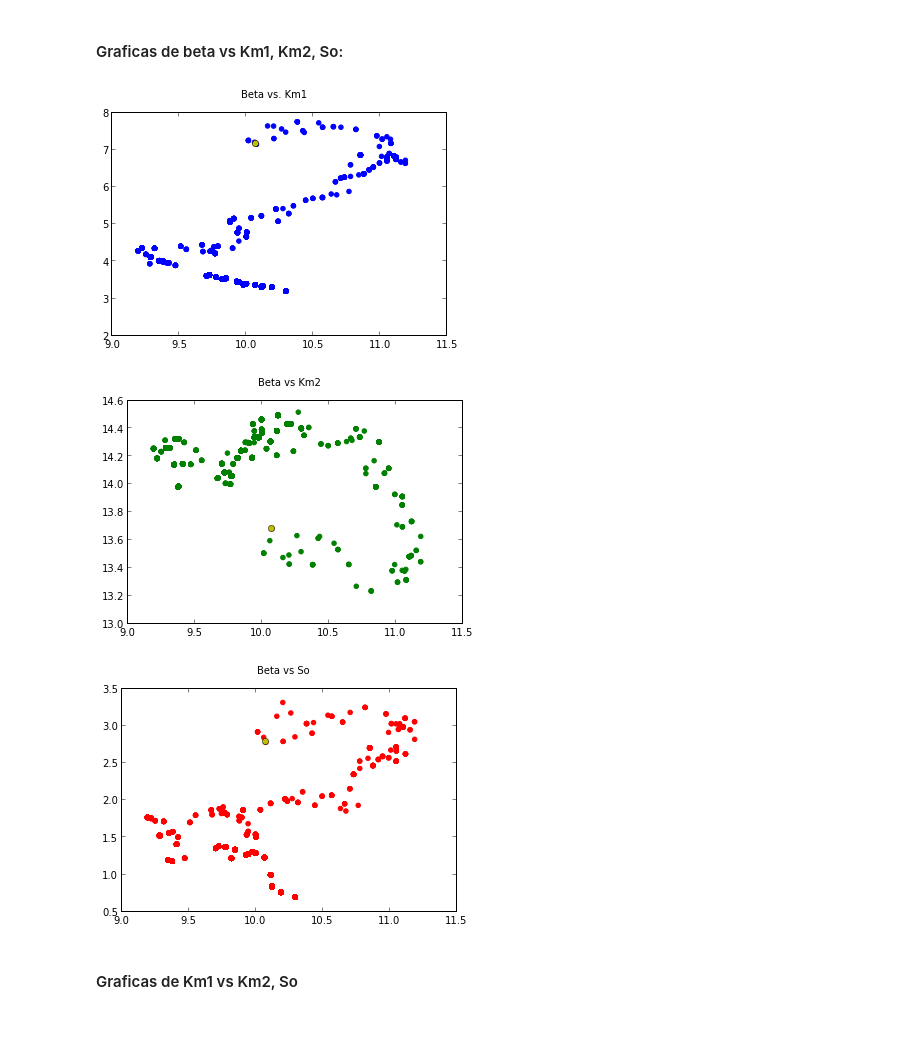
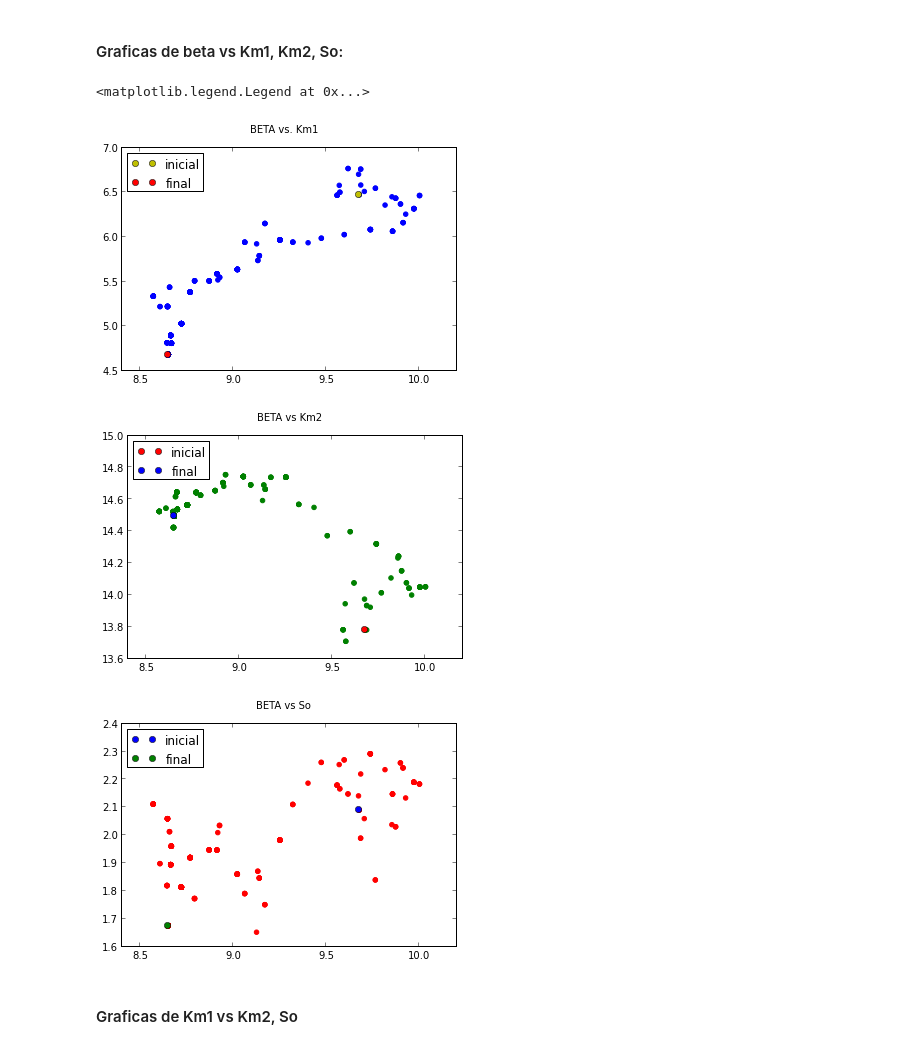
Before and after one commit to nana0220/Tarea_8, a Jupyter notebook: Tarea8.ipynb, the cells around one changed output. Cells and saved outputs as stored; diff of their text form; code cells hidden in the pictures.

```diff
--- a/Tarea8.ipynb
+++ b/Tarea8.ipynb
@@ -113,7 +114,7 @@ def filtrar(p_init,time_obs,t,n1):
     return p_init_fil
 # %%
 #Algorithm
-n_iteraciones=5000
+n_iteraciones=800
 n_points=((30-5)*100)+1
 t=linspace(5,30,n_points)
 CHI=empty(0)
@@ -250,29 +254,39 @@ plt.legend(loc=2)
 # %%
 plt.ion()
 plt.figure('1')
 plt.rc('lines', linewidth = 1)
 plt.rc('font', size = 10)
-plt.suptitle('Beta vs. Km1')
+plt.suptitle('BETA vs. Km1')
 plt.scatter(beta_walk,Km1_walk, color='blue')
-plt.plot(beta_walk[0],Km1_walk[0],"yo")
+plt.plot(beta_walk[0],Km1_walk[0],"yo", label='inicial')
+plt.plot(beta_walk[n_iteraciones],Km1_walk[n_iteraciones],"ro", label='final')
+plt.xlabel('beta values')
+plt.ylabel('Km1 values')
 plt.legend(loc=2)
 
 
 plt.figure('2')
-plt.suptitle('Beta vs Km2')
+plt.suptitle('BETA vs Km2')
 plt.scatter(beta_walk,Km2_walk, color='green')
-plt.plot(beta_walk[0],Km2_walk[0],"yo")
+plt.plot(beta_walk[0],Km2_walk[0],"ro",label="inicial")
+plt.plot(beta_walk[n_iteraciones],Km2_walk[n_iteraciones],"bo",label="final")
+plt.xlabel('beta values')
+plt.ylabel('Km2 values')
 plt.legend(loc=2)
 
 plt.figure('3')
-plt.suptitle('Beta vs So')
+plt.suptitle('BETA vs So')
 plt.scatter(beta_walk,So_walk, color='red')
-plt.plot(beta_walk[0],So_walk[0],"yo")
+plt.plot(beta_walk[0],So_walk[0],"bo", label='inicial')
+plt.plot(beta_walk[n_iteraciones],So_walk[n_iteraciones],"go", label='final')
+plt.xlabel('beta values')
+plt.ylabel('So values')
 plt.legend(loc=2)
 # %% [output]
+<matplotlib.legend.Legend at 0x...>
-[figure, old version]
+[figure, new version]
-[figure, old version]
+[figure, new version]
-[figure, old version]
+[figure, new version]
 # %% [markdown]
 #### Graficas de Km1 vs Km2, So
 # %%
```
Also changed, not shown: parts of 12 cells of this notebook.
